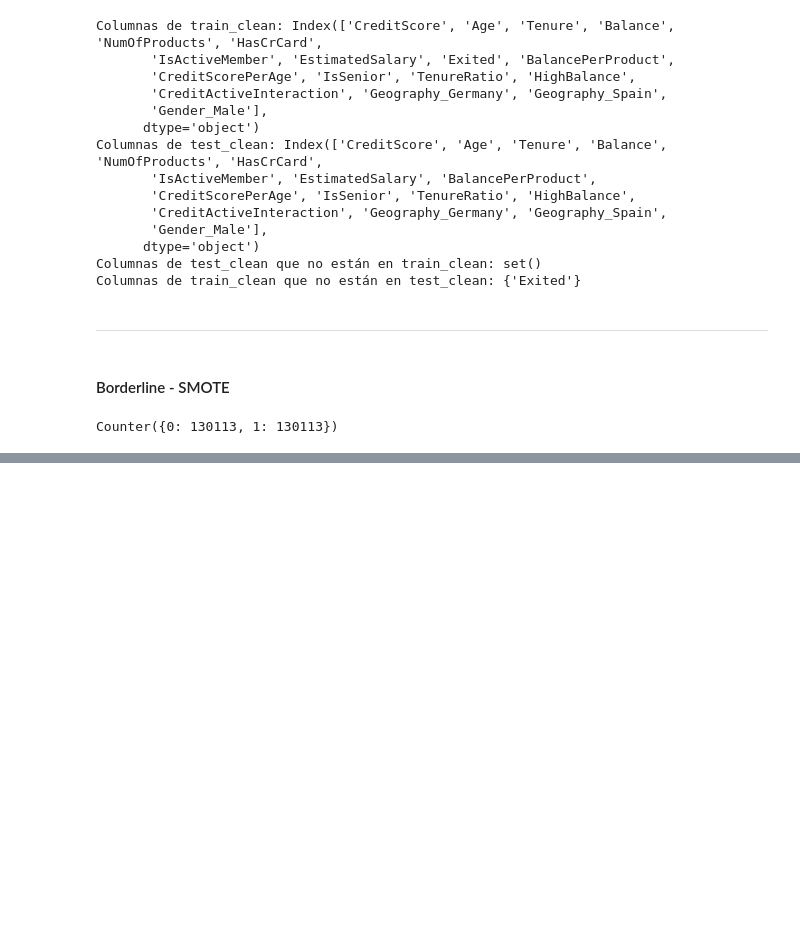
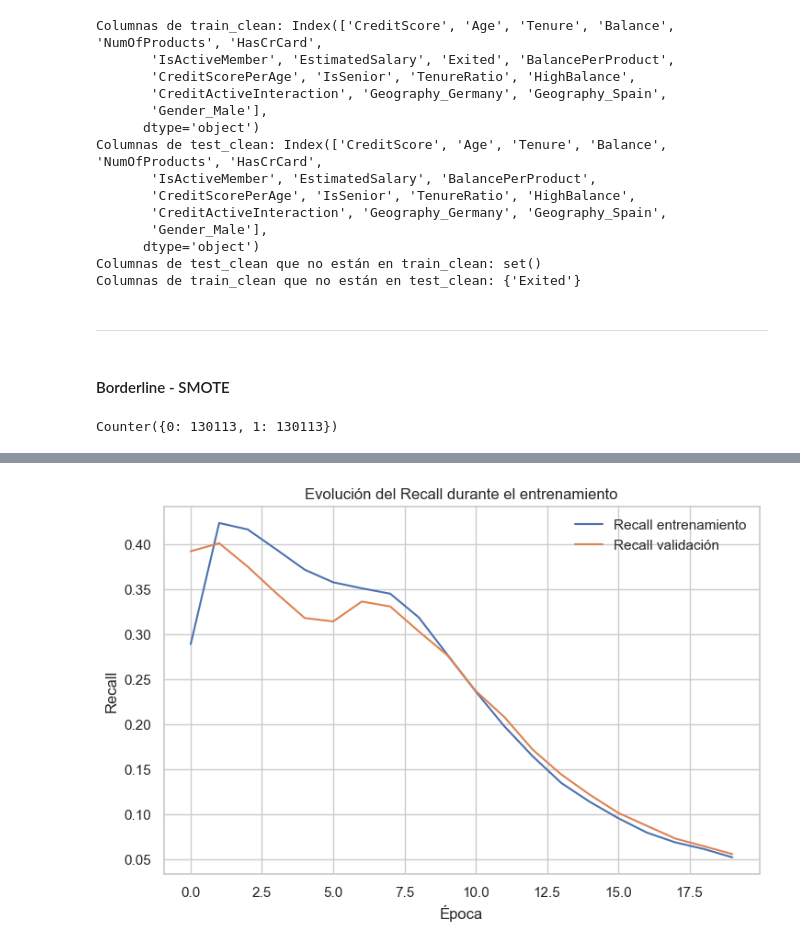
Before and after one commit to SaraLuzVC/Customer-Churn-Records, a Jupyter notebook: sofia/Causal_sofia.ipynb, the cells around one changed output, grey strips where cells are left out. Drawn from its saved outputs; the diff is of its cells as text; code cells hidden in the pictures; blank space fills up the shorter version.

```diff
--- a/sofia/Causal_sofia.ipynb
+++ b/sofia/Causal_sofia.ipynb
@@ -481,0 +512,8 @@ _________________________________________________________________
+# %%
+# Esta línea agrega la capa final: una salida bayesiana con 1 neurona.
+# Usamos 'sigmoid' porque queremos una salida entre 0 y 1 (probabilidad).
+# Si da 0.85 → interpretamos "85% probabilidad de clase 1"
+outputs = tfpl.DenseFlipout(1, activation='sigmoid')(x)
+# %%
+# Esta línea ensambla el modelo completo: entrada → capas → salida
+model = tf.keras.Model(inputs=inputs, outputs=outputs)
@@ -481,0 +544,9 @@ _________________________________________________________________
+# %%
+model.compile(
+    optimizer=tf.keras.optimizers.Adam(),
+    loss=tf.keras.losses.BinaryCrossentropy(),
+    metrics=[
+        tf.keras.metrics.Recall(name='recall'),
+        tf.keras.metrics.Precision(name='precision')
+    ]
+)
@@ -481,0 +555,9 @@ _________________________________________________________________
+# %%
+history = model.fit(
+    X_train_res,       # Datos de entrada (260226 filas, 17 columnas)
+    y_train_res,       # Etiquetas verdaderas (260226 filas, 1 columna)
+    epochs=20,         # Número de vueltas completas que dará sobre todo el dataset
+    batch_size=64,     # Cada cuánto actualiza los pesos (usa 64 ejemplos a la vez)
+    validation_split=0.2,  # Separa el 20% de los datos para evaluar cómo va el modelo
+    verbose=1          # Muestra el progreso en pantalla (1 = normal, 2 = menos, 0 = silencio)
+)
@@ -481,0 +582,13 @@ _________________________________________________________________
+# %%
+import matplotlib.pyplot as plt
+
+plt.plot(history.history['recall'], label='Recall entrenamiento')
+plt.plot(history.history['val_recall'], label='Recall validación')
+plt.xlabel('Época')
+plt.ylabel('Recall')
+plt.title('Evolución del Recall durante el entrenamiento')
+plt.legend()
+plt.grid(True)
+plt.show()
+# %% [output]
+[figure, added]
```
Also changed, not shown: parts of 15 cells of this notebook, 1 other file.
